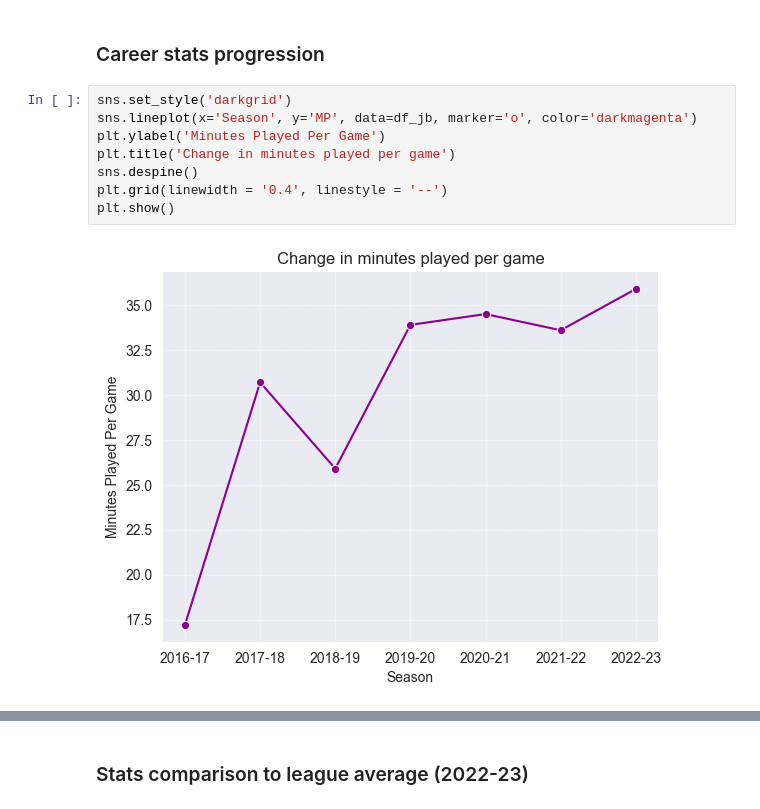
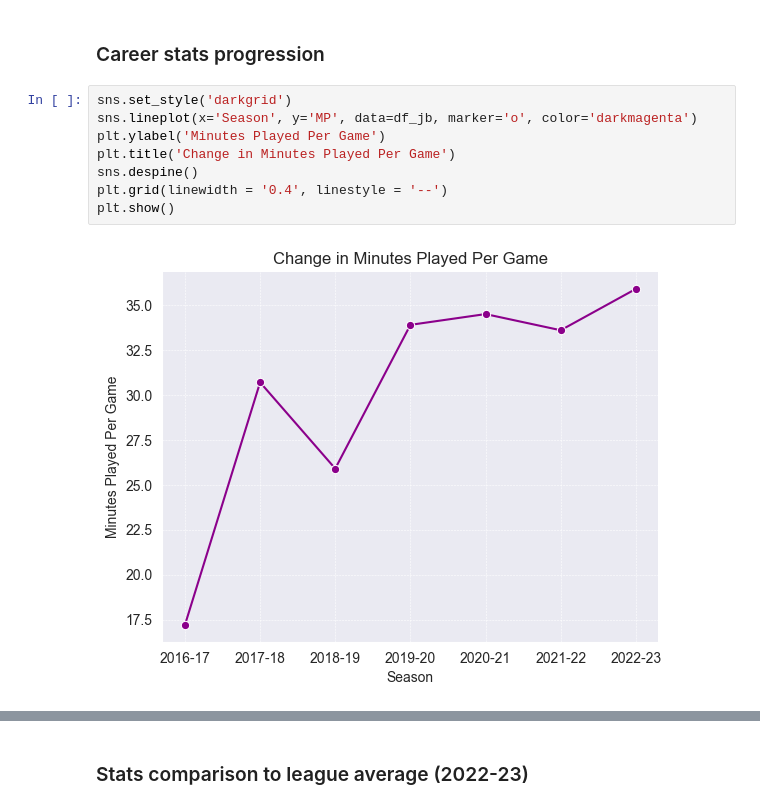
Before and after one commit to namhyk/jb-analysis, a Jupyter notebook: jaylen_brown.ipynb, the cells around one changed output, grey strips where cells are left out. Drawn from its saved outputs; the diff is of its cells as text.

Commit message:
Update jaylen_brown.ipynb
Capitalise plot titles

```diff
--- a/jaylen_brown.ipynb
+++ b/jaylen_brown.ipynb
@@ -25,13 +25,13 @@ df_jb = df_jb.drop(index=[7])
 # %%
 sns.set_style('darkgrid')
 sns.lineplot(x='Season', y='MP', data=df_jb, marker='o', color='darkmagenta')
 plt.ylabel('Minutes Played Per Game')
-plt.title('Change in minutes played per game')
+plt.title('Change in Minutes Played Per Game')
 sns.despine()
 plt.grid(linewidth = '0.4', linestyle = '--')
 plt.show()
 # %% [output]
-[figure, old version]
+[figure, new version]
 # %%
 sns.set_style('darkgrid')
 sns.lineplot(x='Season', y='PTS', data=df_jb, label='Points per game', marker='o', color='darkmagenta')
```
Also changed, not shown: parts of 5 cells of this notebook.
